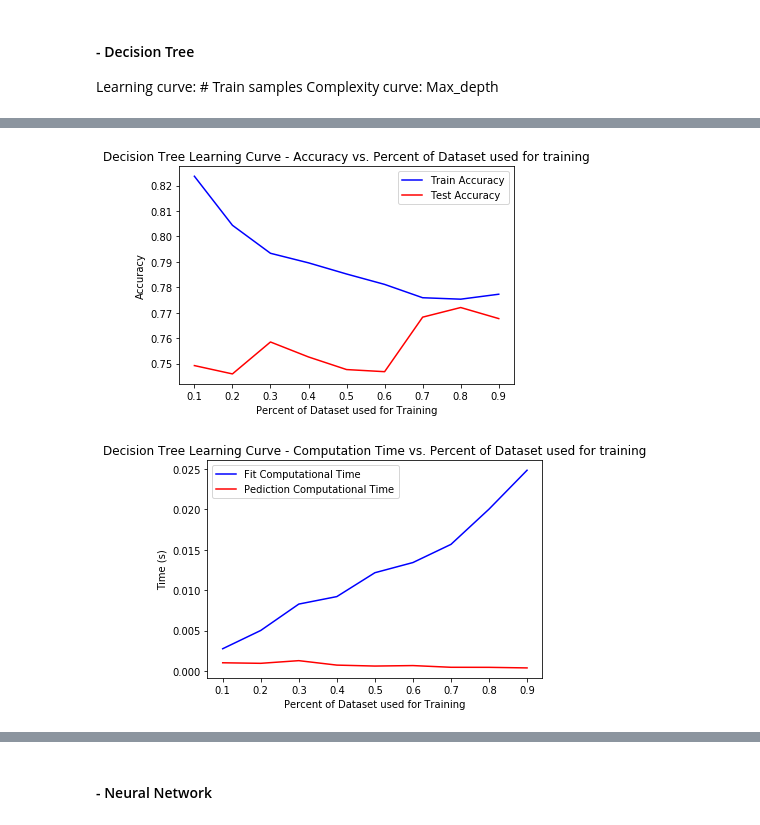
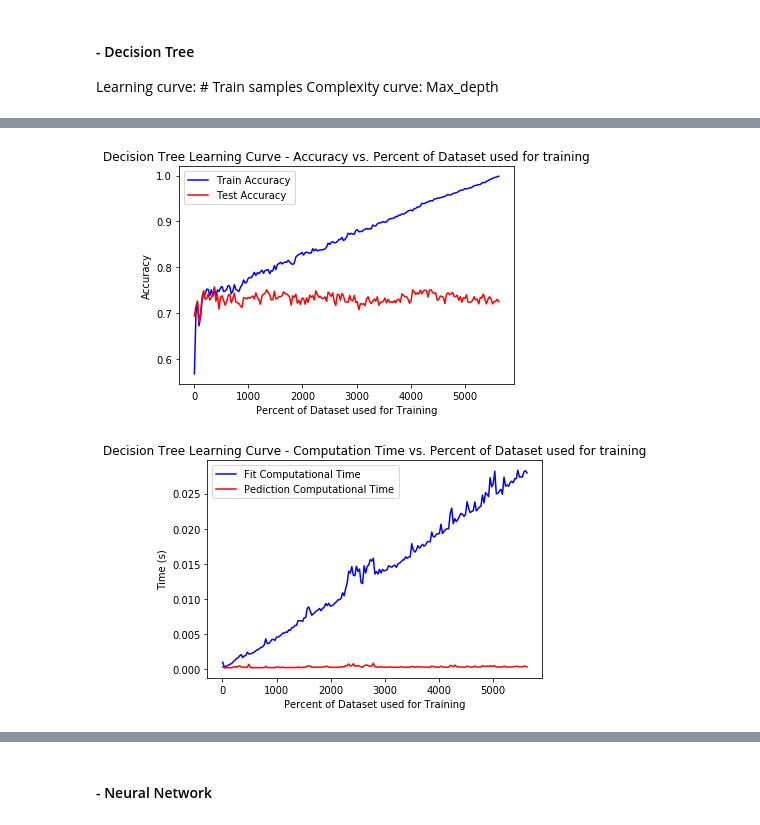
Before and after one commit to Shawnzy/machine_learning, a Jupyter notebook: assignment1/decision_temp.ipynb, the cells around one changed output, grey strips where cells are left out. Cells and saved outputs as stored; diff of their text form; code cells hidden in the pictures.

```diff
--- a/assignment1/decision_temp.ipynb
+++ b/assignment1/decision_temp.ipynb
@@ -144,3 +266,11 @@ from sklearn.metrics import accuracy_score, classification_report, confusion_mat
+# %%
+# Import Scoring Metrics
+from sklearn.model_selection import cross_val_score
+from sklearn.metrics import accuracy_score, classification_report, confusion_matrix, roc_curve, auc
+
+#Create num_train_samples to use in learning curve
+percentages = np.linspace(.001,1.0,199, endpoint=True)
+num_train_samples = [int(i*len(X_train)) for i in percentages]
 # %% [markdown]
 #### - Decision Tree
 Learning curve: # Train samples
@@ -148,9 +294,9 @@ Complexity curve: Max_depth
 # %%
-from sklearn.tree import DecisionTreeClassifier
-from sklearn.metrics import roc_curve, auc
 
-def decision_tree(X_train, X_test, y_train, y_test, max_depth):
-    dtree = DecisionTreeClassifier(max_depth=5)
+
+def decision_tree(X_train, X_test, y_train, y_test, max_depth=None):
+    dtree = DecisionTreeClassifier(max_depth=max_depth)
+    #print(dtree)
 
     start_time = timeit.default_timer()
     dtree.fit(X_train, y_train)
@@ -164,41 +310,36 @@ def decision_tree(X_train, X_test, y_train, y_test, max_depth):
     return accuracy, fit_time, pred_time
 # %%
 # Learning curve based off of number of Samples in training set
-test_percentages = [.1,.2,.3,.4,.5,.6,.7,.8,.9]
-train_percentages = [.9,.8,.7,.6,.5,.4,.3,.2,.1]
-train_results = []
-test_results = []
-fit_time_results = []
-pred_time_results = []
-for percent in test_percentages:
-    X_train, X_test, y_train, y_test = train_test_split(xdata, ydata, test_size=percent, random_state=101)
-    test_accuracy, test_fit_time, test_pred_time = decision_tree(X_train, X_test, y_train, y_test, max_depth=5)
+train_results, test_results, fit_time_results, pred_time_results= [],[],[],[]
+
+for x in num_train_samples:
+    test_accuracy, test_fit_time, test_pred_time = decision_tree(X_train[:x], X_test, y_train[:x], y_test)
     test_results.append(test_accuracy)
     fit_time_results.append(test_fit_time)
     pred_time_results.append(test_pred_time)
 
-    train_accuracy, train_fit_time, train_pred_time = decision_tree(X_train, X_train, y_train, y_train, max_depth=5)
+    train_accuracy, train_fit_time, train_pred_time = decision_tree(X_train[:x], X_train, y_train[:x], y_train)
     train_results.append(train_accuracy)
 
 plt.figure(0)
-line1, = plt.plot(train_percentages, train_results, 'b')
-line2, = plt.plot(train_percentages, test_results, 'r')
+line1, = plt.plot(num_train_samples, train_results, 'b')
+line2, = plt.plot(num_train_samples, test_results, 'r')
 plt.ylabel('Accuracy')
 plt.xlabel('Percent of Dataset used for Training')
 plt.title('Decision Tree Learning Curve - Accuracy vs. Percent of Dataset used for training')
 plt.legend(["Train Accuracy","Test Accuracy"])
 plt.show()
 
-plt.figure()
-plt.plot(train_percentages, fit_time_results, 'b')
-plt.plot(train_percentages, pred_time_results, 'r')
+plt.figure(1)
+plt.plot(num_train_samples, fit_time_results, 'b')
+plt.plot(num_train_samples, pred_time_results, 'r')
 plt.ylabel('Time (s)')
 plt.xlabel('Percent of Dataset used for Training')
 plt.title('Decision Tree Learning Curve - Computation Time vs. Percent of Dataset used for training')
 plt.legend(["Fit Computational Time", "Pediction Computational Time"])
 plt.show()
 # %% [output]
-[figure, old version]
+[figure, new version]
-[figure, old version]
+[figure, new version]
 # %%
 # Learning curve based off of number of Samples in training set
```
Also changed, not shown: parts of 49 cells of this notebook, 25 other files.
